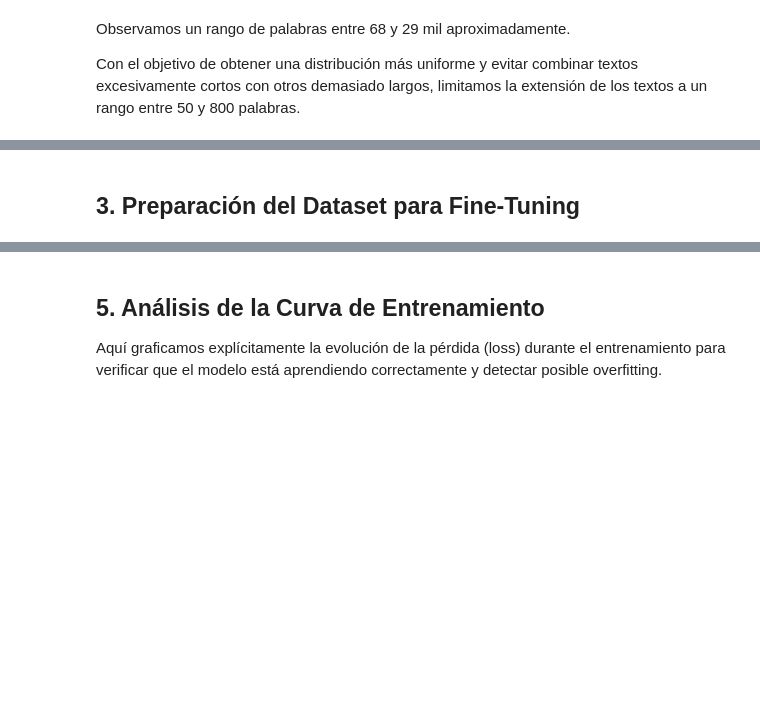
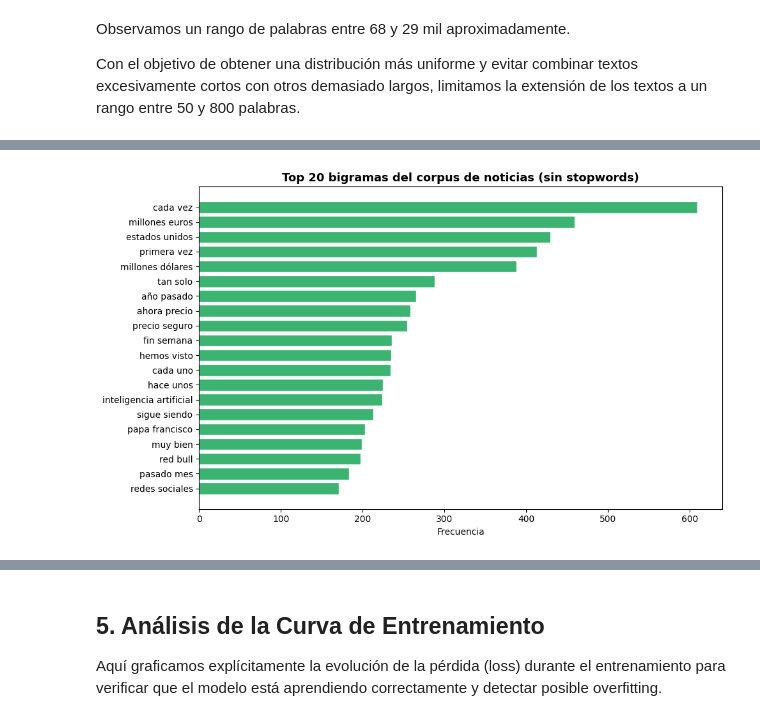
Before and after one commit to sebastianb92/nlp-labs, a Jupyter notebook: Session5/1-Text-generation-GPT.ipynb, the cells around one changed output, grey strips where cells are left out. Saved outputs shown, nothing was run; the diff lists cells and outputs as text; code cells hidden in the pictures; blank space fills up the shorter version.

```diff
--- a/Session5/1-Text-generation-GPT.ipynb
+++ b/Session5/1-Text-generation-GPT.ipynb
@@ -343,2 +522,36 @@ except ImportError:
-# %% [markdown]
-## 3. Preparación del Dataset para Fine-Tuning
+# %%
+# ---- Top 20 bigramas del corpus filtrado ----
+# Los bigramas revelan colocaciones y temas frecuentes que los unigramas no capturan.
+from collections import Counter
+
+def get_ngrams(text, n=2):
+    words = [w.lower() for w in text.split() if w.isalpha() and len(w) > 2]
+    return list(zip(*[words[i:] for i in range(n)]))
+
+all_bigrams = []
+for t in df_filtrado['texto_limpio']:
+    all_bigrams.extend(get_ngrams(t, n=2))
+
+# Filtramos bigramas que contengan stopwords en ambas posiciones
+stopwords_bi = {
+    'de', 'la', 'el', 'en', 'y', 'a', 'los', 'se', 'del', 'las', 'un', 'por',
+    'con', 'una', 'su', 'al', 'lo', 'como', 'más', 'que', 'pero', 'sus', 'le',
+    'ya', 'este', 'esta', 'entre', 'sin', 'sobre', 'también', 'hasta', 'hay',
+    'donde', 'quien', 'desde', 'todo', 'nos', 'durante', 'todos', 'les', 'otros',
+    'para', 'han', 'fue', 'ser', 'son', 'era', 'está', 'tiene', 'sido', 'tiene',
+}
+bigrams_filtrados = [(a, b) for a, b in all_bigrams
+                     if a not in stopwords_bi and b not in stopwords_bi]
+
+top_bigrams = Counter(bigrams_filtrados).most_common(20)
+labels, counts = zip(*top_bigrams)
+labels = [' '.join(b) for b in labels]
+
+plt.figure(figsize=(10, 6))
+plt.barh(labels[::-1], counts[::-1], color='mediumseagreen', edgecolor='white')
+plt.xlabel('Frecuencia')
+plt.title('Top 20 bigramas del corpus de noticias (sin stopwords)', fontsize=13, fontweight='bold')
+plt.tight_layout()
+plt.show()
+# %% [output]
+[figure, added]
```
Also changed, not shown: parts of 51 cells of this notebook.
